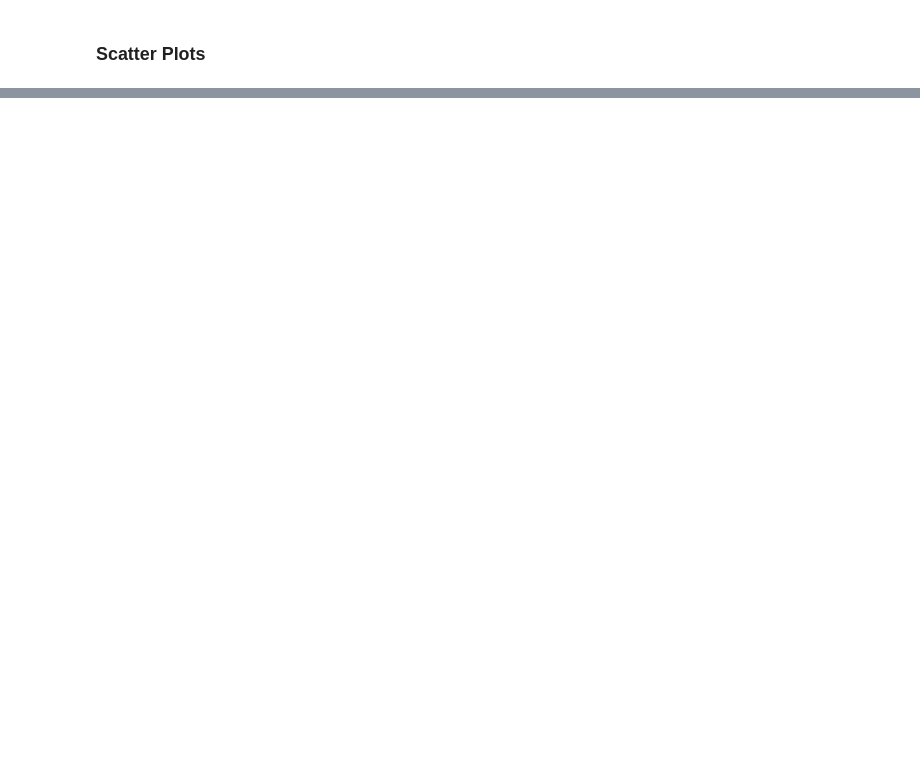
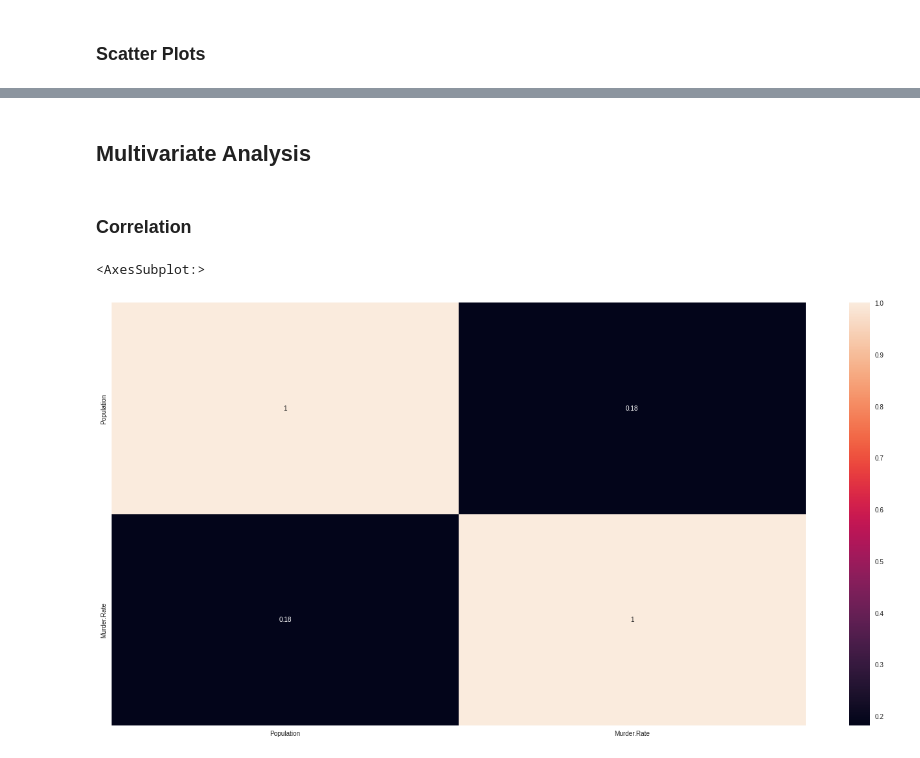
Before and after one commit to GustavoBarros11/estatistica_para_cientistas_de_dados, a Jupyter notebook: cap01_analise_exploratoria_de_dados.ipynb, the cells around one changed output, grey strips where cells are left out. Cells and saved outputs as stored; diff of their text form; code cells hidden in the pictures; blank space fills up the shorter version.

```diff
--- a/cap01_analise_exploratoria_de_dados.ipynb
+++ b/cap01_analise_exploratoria_de_dados.ipynb
@@ -294,0 +301,10 @@ plt.show()
+# %% [markdown]
+## Multivariate Analysis
+# %% [markdown]
+### Correlation
+# %%
+corr = data.corr(method='pearson')
+sns.heatmap(corr, annot=True)
+# %% [output]
+<AxesSubplot:>
+[figure, added]
```
Also changed, not shown: parts of 6 cells of this notebook, 1 other file.
